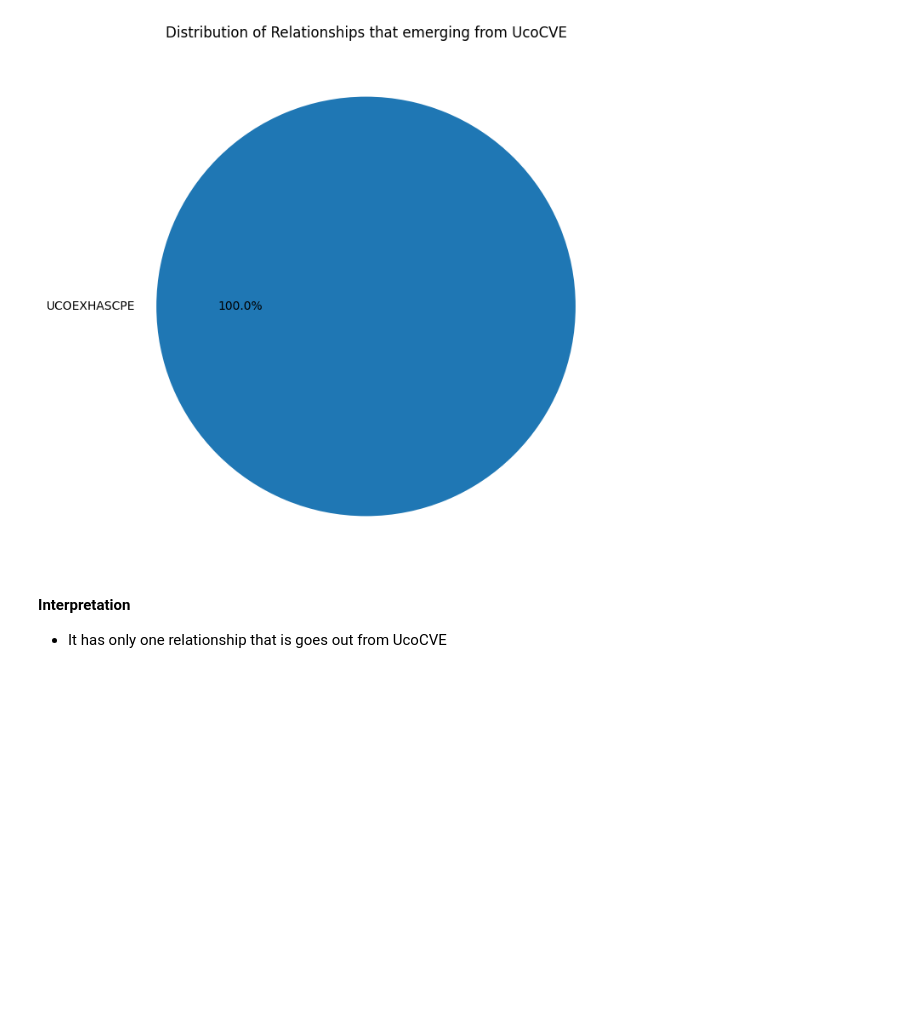
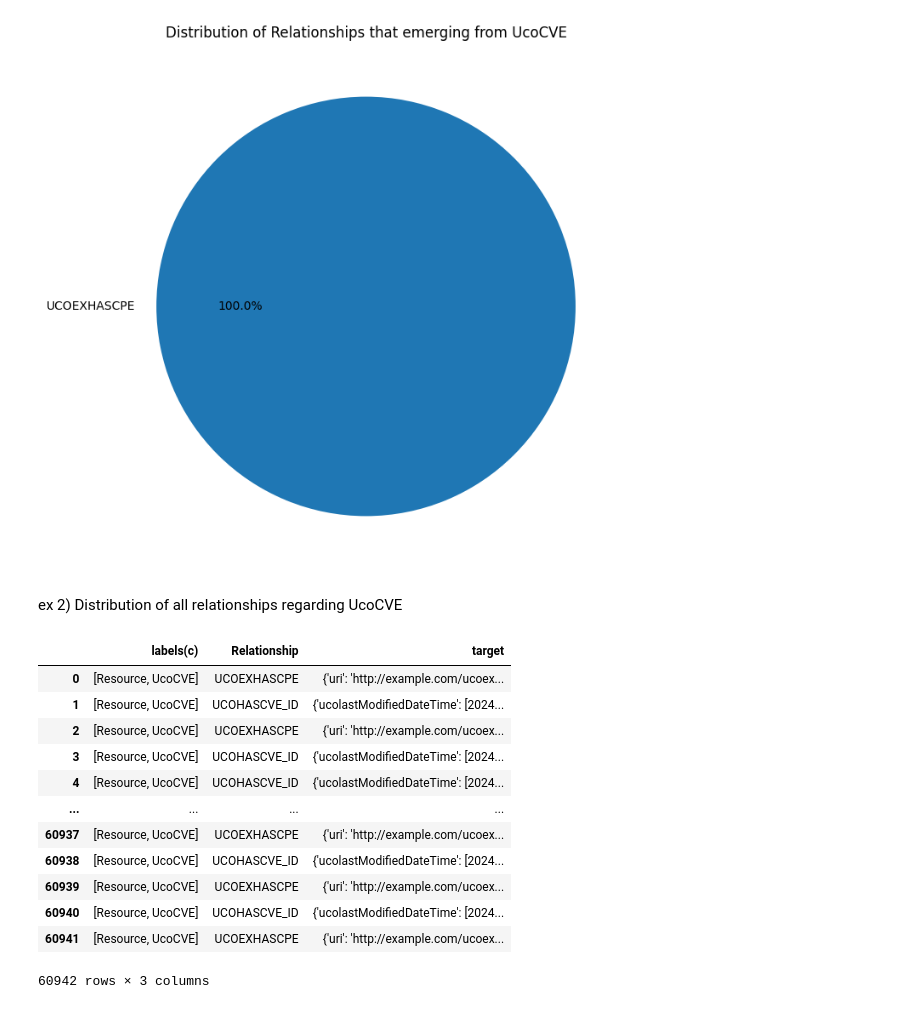
Before and after one commit to shinPark43/Query-API-for-UCKG, a Jupyter notebook: demo.ipynb, the cells around one changed output. Cells and saved outputs as stored; diff of their text form; code cells hidden in the pictures; blank space fills up the shorter version.

```diff
--- a/demo.ipynb
+++ b/demo.ipynb
@@ -54,6 +100,31 @@ plt.title('Distribution of Relationships that emerging from UcoCVE')
 plt.show()
 # %% [output]
 [figure]
-# %% [markdown]
-**Interpretation**
-- It has only one relationship that is goes out from UcoCVE
+# %% [markdown]
+ex 2) Distribution of all relationships regarding UcoCVE
+# %%
+query = """
+MATCH (c:UcoCVE)-[r]-(target)
+RETURN labels(c), type(r) AS Relationship, target
+"""
+params = {}
+
+records = run_query(query, parameters=params)
+
+df = pd.DataFrame(records)
+
+df
+# %% [output]
+|  | labels(c) | Relationship | target |
+| 0 | [Resource, UcoCVE] | UCOEXHASCPE | {'uri': 'http://example.com/ucoex... |
+| 1 | [Resource, UcoCVE] | UCOHASCVE_ID | {'ucolastModifiedDateTime': [2024... |
+| 2 | [Resource, UcoCVE] | UCOEXHASCPE | {'uri': 'http://example.com/ucoex... |
+| 3 | [Resource, UcoCVE] | UCOHASCVE_ID | {'ucolastModifiedDateTime': [2024... |
+| 4 | [Resource, UcoCVE] | UCOHASCVE_ID | {'ucolastModifiedDateTime': [2024... |
+| ... | ... | ... | ... |
+| 60937 | [Resource, UcoCVE] | UCOEXHASCPE | {'uri': 'http://example.com/ucoex... |
+| 60938 | [Resource, UcoCVE] | UCOHASCVE_ID | {'ucolastModifiedDateTime': [2024... |
+| 60939 | [Resource, UcoCVE] | UCOEXHASCPE | {'uri': 'http://example.com/ucoex... |
+| 60940 | [Resource, UcoCVE] | UCOHASCVE_ID | {'ucolastModifiedDateTime': [2024... |
+| 60941 | [Resource, UcoCVE] | UCOEXHASCPE | {'uri': 'http://example.com/ucoex... |
+60942 rows × 3 columns
```
Also changed, not shown: parts of 7 cells of this notebook.
